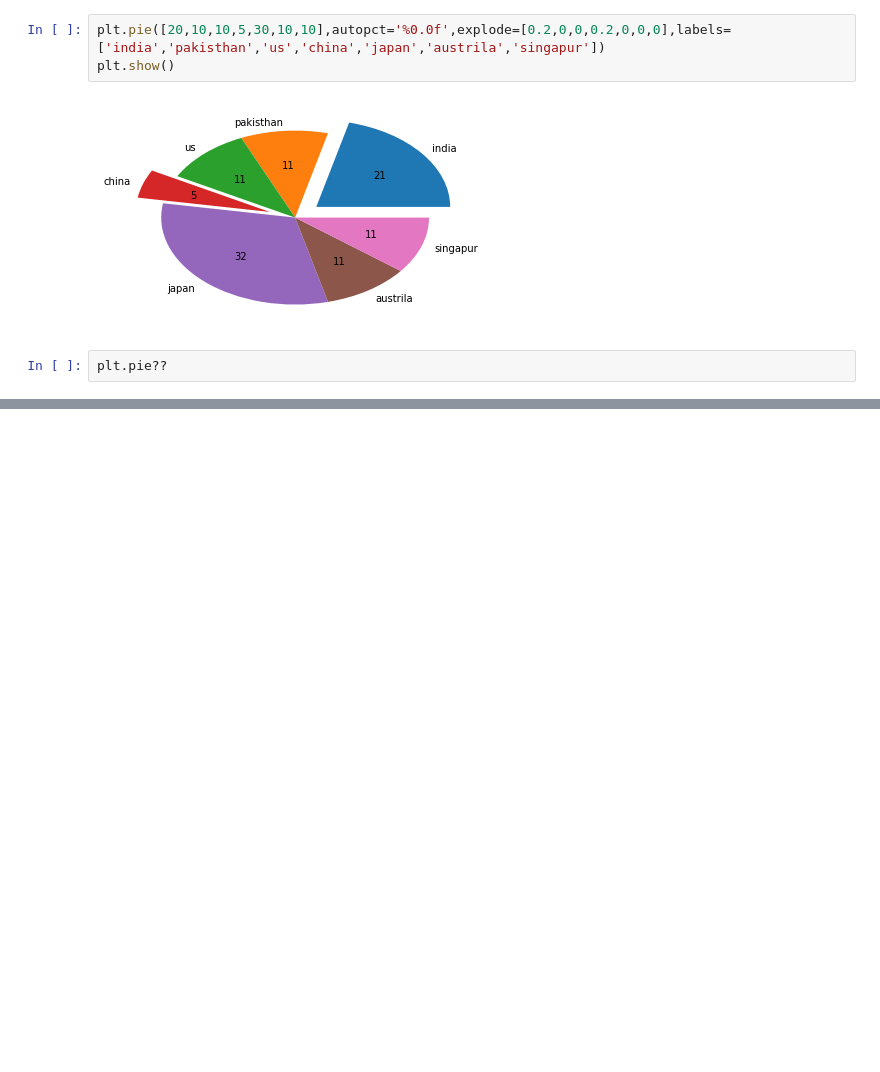
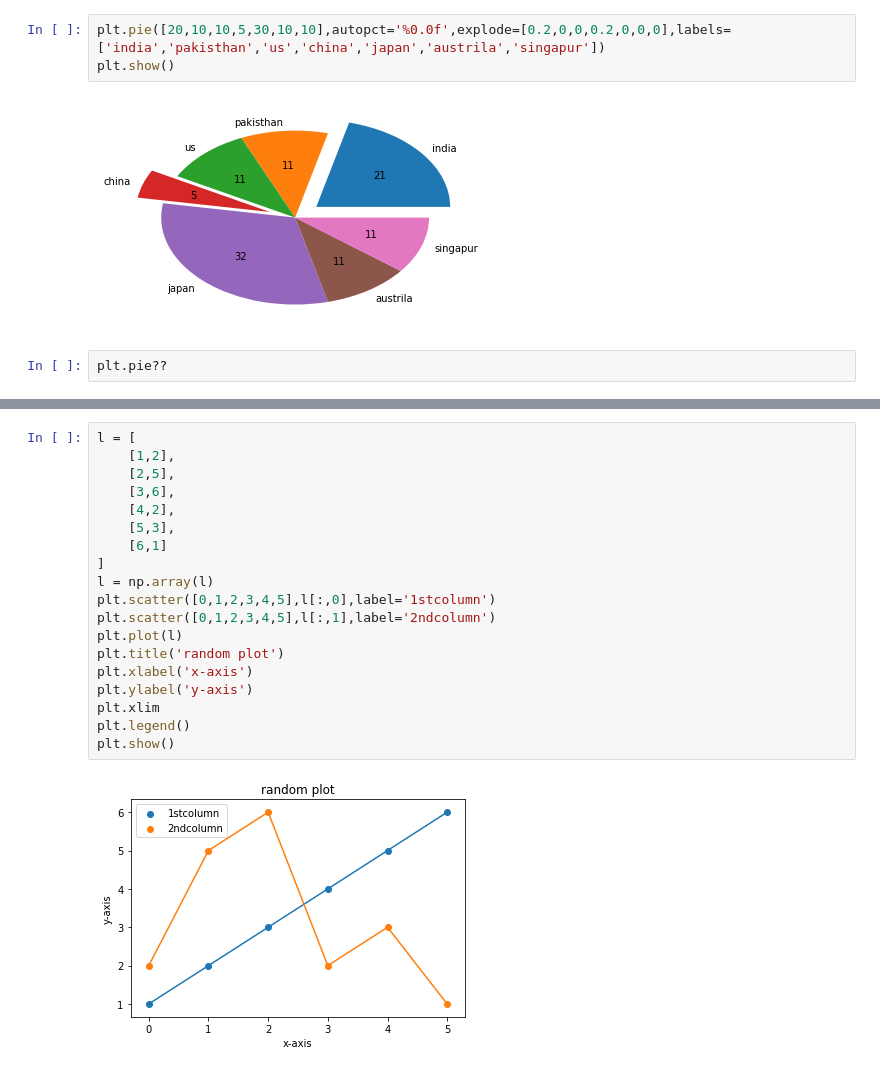
Before and after one commit to sachinyadav3496/Python_Codes, a Jupyter notebook: batch_5pm/data_sciennce/Python/numpy_matplot.ipynb, the cells around one changed output, grey strips where cells are left out. Saved outputs shown, nothing was run; the diff lists cells and outputs as text; blank space fills up the shorter version.

```diff
--- a/batch_5pm/data_sciennce/Python/numpy_matplot.ipynb
+++ b/batch_5pm/data_sciennce/Python/numpy_matplot.ipynb
@@ -302,0 +350,21 @@ plt.pie??
+# %%
+l = [
+    [1,2],
+    [2,5],
+    [3,6],
+    [4,2],
+    [5,3],
+    [6,1]
+]
+l = np.array(l)
+plt.scatter([0,1,2,3,4,5],l[:,0],label='1stcolumn')
+plt.scatter([0,1,2,3,4,5],l[:,1],label='2ndcolumn')
+plt.plot(l)
+plt.title('random plot')
+plt.xlabel('x-axis')
+plt.ylabel('y-axis')
+plt.xlim
+plt.legend()
+plt.show()
+# %% [output]
+[figure, added]
```
Also changed, not shown: parts of 9 cells of this notebook, 6 other files.
